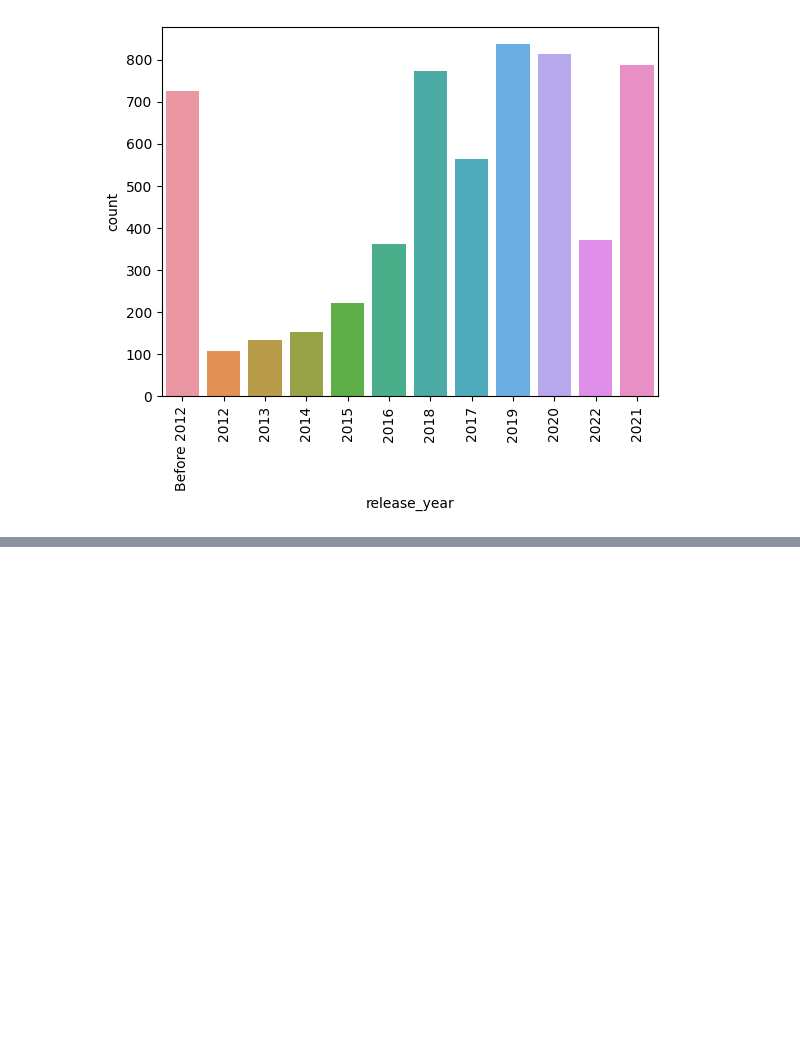
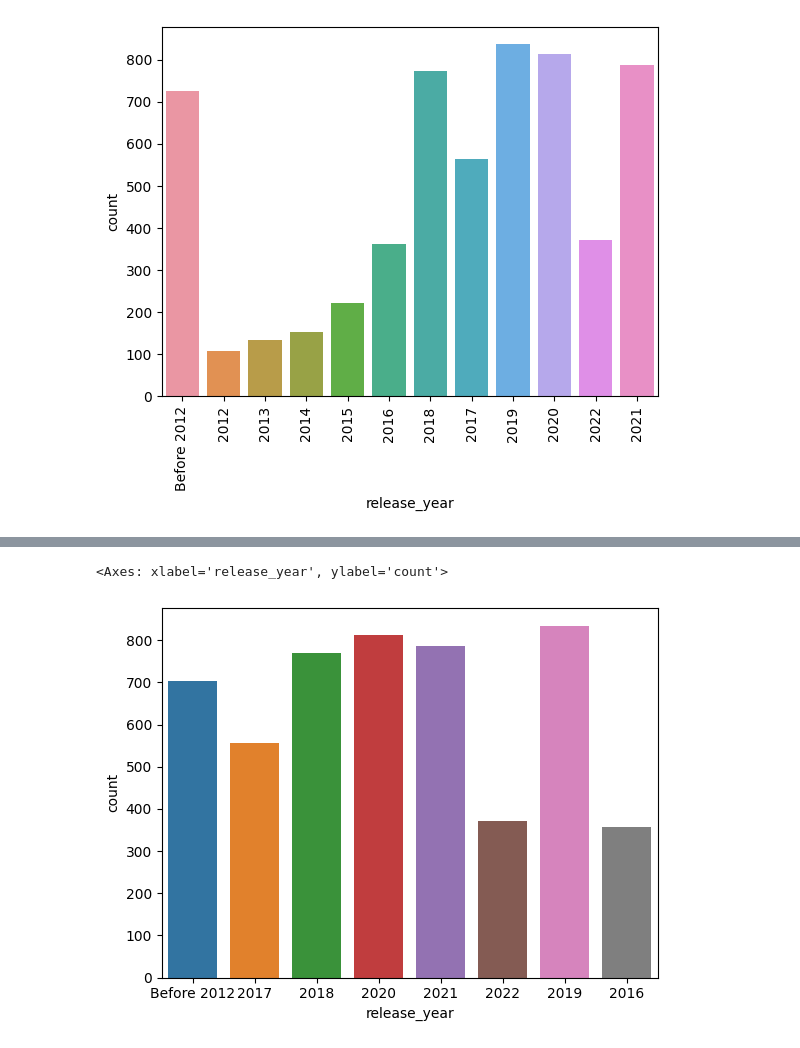
Before and after one commit to zenUnicorn/EDA-with-a-Feature-Store, a Jupyter notebook: IMDB-EDA.ipynb, the cells around one changed output, grey strips where cells are left out. Cells and saved outputs as stored; diff of their text form; code cells hidden in the pictures; blank space fills up the shorter version.

```diff
--- a/IMDB-EDA.ipynb
+++ b/IMDB-EDA.ipynb
@@ -402,0 +419,5 @@ plt.show()
+# %%
+sns.countplot(x="release_year",data=df_filtered_year)
+# %% [output]
+<Axes: xlabel='release_year', ylabel='count'>
+[figure, added]
```
Also changed, not shown: parts of 3 cells of this notebook.
